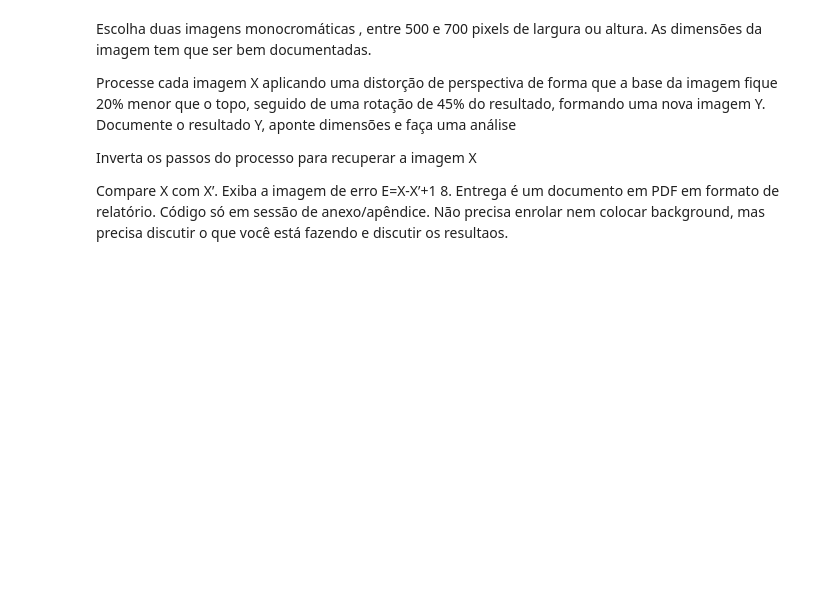
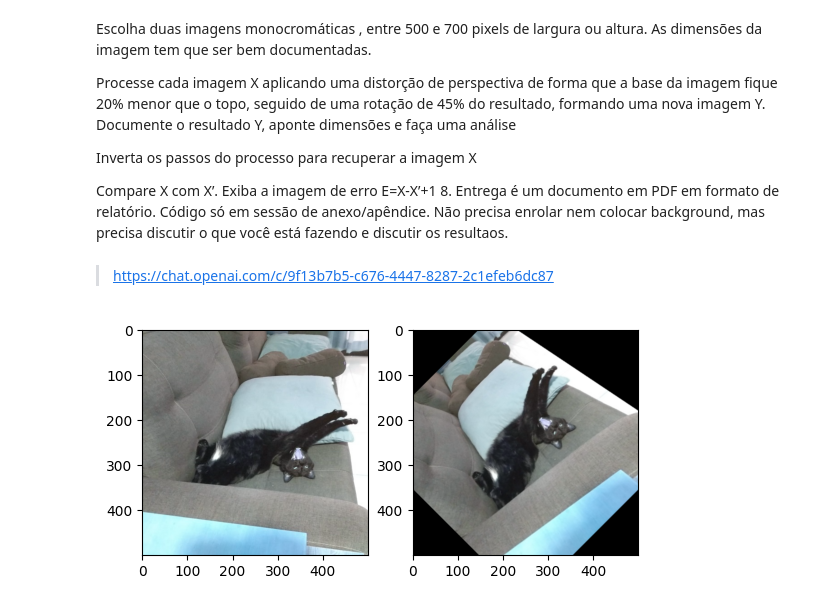
Before and after one commit to htbrandao/ppgi-proc-img, a Jupyter notebook: trab03/trab03.ipynb, the cells around one changed output. Drawn from its saved outputs; the diff is of its cells as text; code cells hidden in the pictures; blank space fills up the shorter version.

```diff
--- a/trab03/trab03.ipynb
+++ b/trab03/trab03.ipynb
@@ -18,0 +32,44 @@ Entrega é um documento em PDF em formato de relatório. Código só em sessão
+# %%
+f1, f2 = 'img01.jpg', 'img02.jpg'
+
+x1, x2 = cv2.imread(f1), cv2.imread(f2)
+# %% [markdown]
+> https://chat.openai.com/c/9f13b7b5-c676-4447-8287-2c1efeb6dc87
+# %%
+def distorce(imagem):
+    # Definir a largura e a altura da imagem
+    largura, altura = imagem.shape[1], imagem.shape[0]
+
+    # Definir os pontos da perspectiva
+    top_left = [0, 0]
+    top_right = [largura, 0]
+    bottom_right = [largura, altura]
+    bottom_left = [0, altura]
+
+    # Definir a nova largura da base (20% menor)
+    nova_largura_base = largura * 0.8
+
+    # Aplicar a distorção de perspectiva
+    pts1 = np.float32([top_left, top_right, bottom_right, bottom_left])
+    pts2 = np.float32([top_left, [nova_largura_base, 0], bottom_right, [0, altura]])
+
+    matriz_perspectiva = cv2.getPerspectiveTransform(pts1, pts2)
+    imagem_distorcida = cv2.warpPerspective(imagem, matriz_perspectiva, (largura, altura))
+
+    # Realizar a rotação de 45 graus
+    angulo_rotacao = 45
+    matriz_rotacao = cv2.getRotationMatrix2D((largura / 2, altura / 2), angulo_rotacao, 1)
+    imagem_rotacionada = cv2.warpAffine(imagem_distorcida, matriz_rotacao, (largura, altura))
+    return imagem_rotacionada
+# %%
+y1, y2 = distorce(x1), distorce(x2)
+# %%
+plt.subplot(1,2,1)
+plt.imshow(x1)
+
+plt.subplot(1,2,2)
+plt.imshow(y1)
+
+plt.show()
+# %% [output]
+[figure, added]
```
Also changed, not shown: parts of 6 cells of this notebook.
